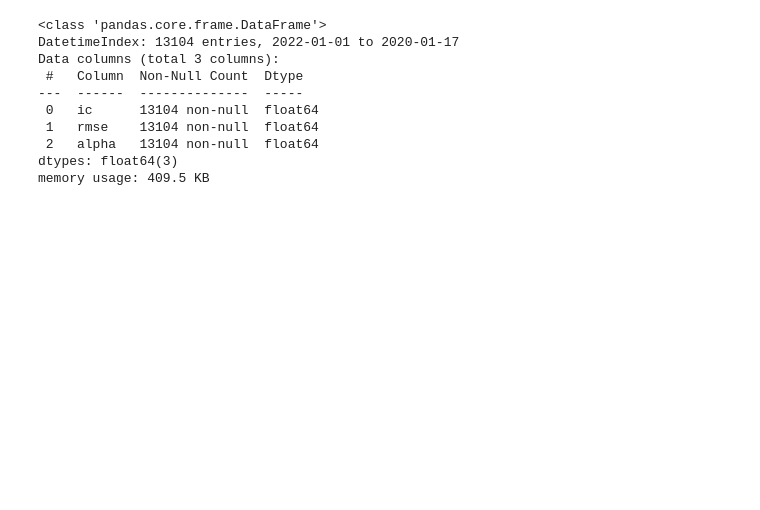
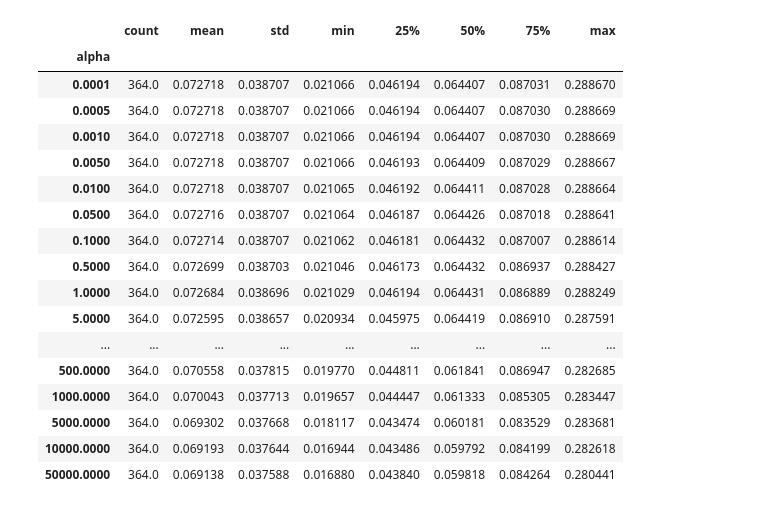
Before and after one commit to carlos-carlos/ML-Class-capstone-project, a Jupyter notebook: Step6_Predictions.ipynb, the cells around one changed output. Cells and saved outputs as stored; diff of their text form; code cells hidden in the pictures; blank space fills up the shorter version.

```diff
--- a/Step6_Predictions.ipynb
+++ b/Step6_Predictions.ipynb
@@ -456,13 +476,21 @@ ridge_scores.groupby('alpha').ic.describe()
 # %%
-ridge_scores.info()
+ridge_scores.groupby('alpha').rmse.describe()
 # %% [output]
-<class 'pandas.core.frame.DataFrame'>
-DatetimeIndex: 13104 entries, 2022-01-01 to 2020-01-17
-Data columns (total 3 columns):
- #   Column  Non-Null Count  Dtype
----  ------  --------------  -----
- 0   ic      13104 non-null  float64
- 1   rmse    13104 non-null  float64
- 2   alpha   13104 non-null  float64
-dtypes: float64(3)
-memory usage: 409.5 KB
+|  | count | mean | std | min | 25% | 50% | 75% | max |
+| alpha |  |  |  |  |  |  |  |  |
+| 0.0001 | 364.0 | 0.072718 | 0.038707 | 0.021066 | 0.046194 | 0.064407 | 0.087031 | 0.288670 |
+| 0.0005 | 364.0 | 0.072718 | 0.038707 | 0.021066 | 0.046194 | 0.064407 | 0.087030 | 0.288669 |
+| 0.0010 | 364.0 | 0.072718 | 0.038707 | 0.021066 | 0.046194 | 0.064407 | 0.087030 | 0.288669 |
+| 0.0050 | 364.0 | 0.072718 | 0.038707 | 0.021066 | 0.046193 | 0.064409 | 0.087029 | 0.288667 |
+| 0.0100 | 364.0 | 0.072718 | 0.038707 | 0.021065 | 0.046192 | 0.064411 | 0.087028 | 0.288664 |
+| 0.0500 | 364.0 | 0.072716 | 0.038707 | 0.021064 | 0.046187 | 0.064426 | 0.087018 | 0.288641 |
+| 0.1000 | 364.0 | 0.072714 | 0.038707 | 0.021062 | 0.046181 | 0.064432 | 0.087007 | 0.288614 |
+| 0.5000 | 364.0 | 0.072699 | 0.038703 | 0.021046 | 0.046173 | 0.064432 | 0.086937 | 0.288427 |
+| 1.0000 | 364.0 | 0.072684 | 0.038696 | 0.021029 | 0.046194 | 0.064431 | 0.086889 | 0.288249 |
+| 5.0000 | 364.0 | 0.072595 | 0.038657 | 0.020934 | 0.045975 | 0.064419 | 0.086910 | 0.287591 |
+| ... | ... | ... | ... | ... | ... | ... | ... | ... |
+| 500.0000 | 364.0 | 0.070558 | 0.037815 | 0.019770 | 0.044811 | 0.061841 | 0.086947 | 0.282685 |
+| 1000.0000 | 364.0 | 0.070043 | 0.037713 | 0.019657 | 0.044447 | 0.061333 | 0.085305 | 0.283447 |
+| 5000.0000 | 364.0 | 0.069302 | 0.037668 | 0.018117 | 0.043474 | 0.060181 | 0.083529 | 0.283681 |
+| 10000.0000 | 364.0 | 0.069193 | 0.037644 | 0.016944 | 0.043486 | 0.059792 | 0.084199 | 0.282618 |
+| 50000.0000 | 364.0 | 0.069138 | 0.037588 | 0.016880 | 0.043840 | 0.059818 | 0.084264 | 0.280441 |
```
Also changed, not shown: parts of 52 cells of this notebook.
